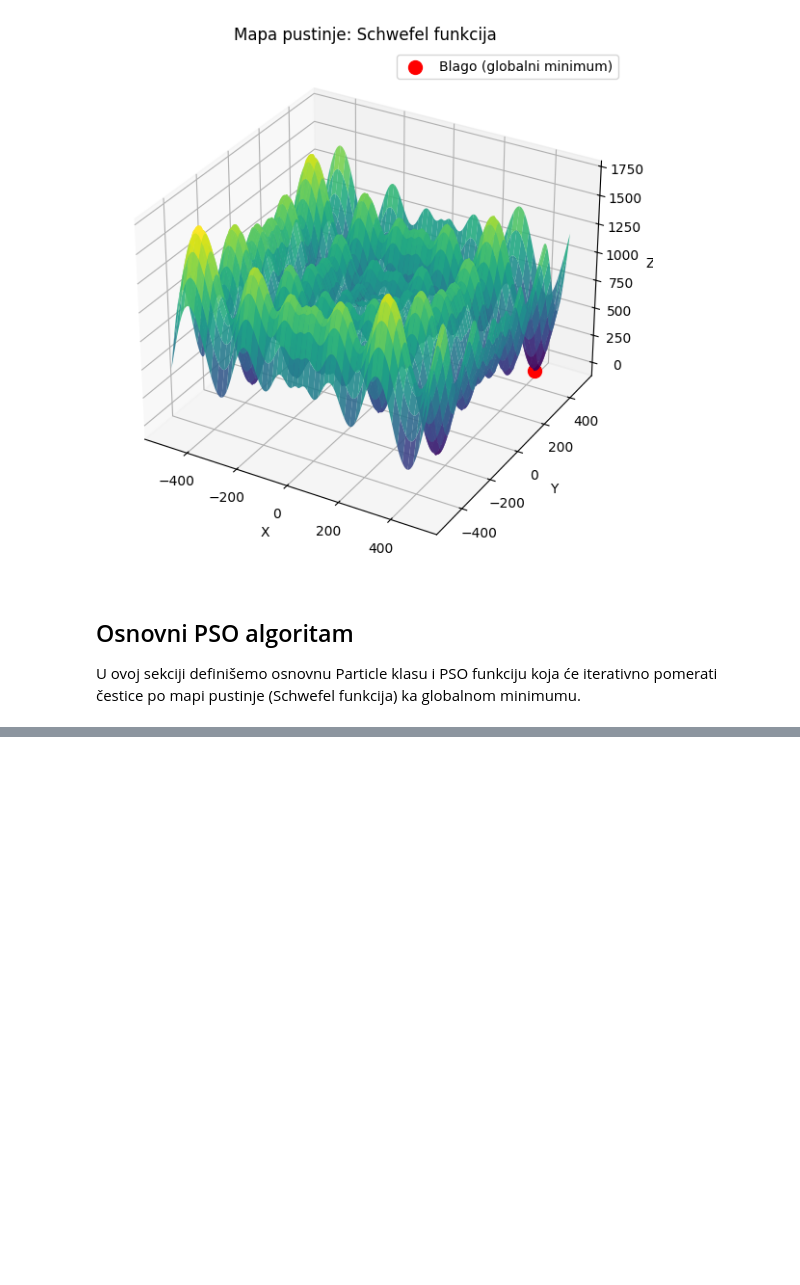
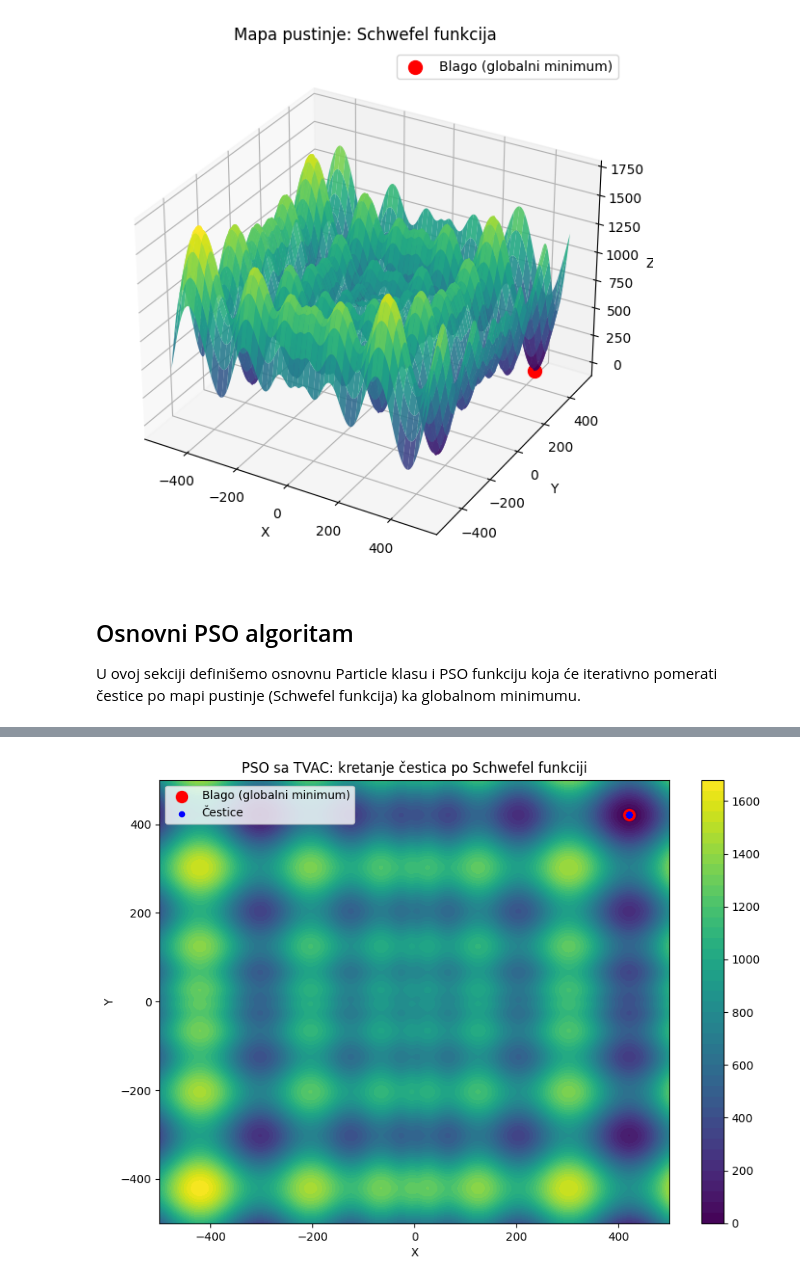
Before and after one commit to KatarinaScekic/pso-tvac-treasure-hunt, a Jupyter notebook: notebooks/pso_tvac_treasure_hunt.ipynb, the cells around one changed output, grey strips where cells are left out. Cells and saved outputs as stored; diff of their text form; code cells hidden in the pictures; blank space fills up the shorter version.

```diff
--- a/notebooks/pso_tvac_treasure_hunt.ipynb
+++ b/notebooks/pso_tvac_treasure_hunt.ipynb
@@ -140,0 +230,41 @@ Vrednost na toj poziciji: 2.5455132401930314e-05
+# %%
+from matplotlib import animation
+from IPython.display import HTML
+
+
+# Kreiranje figure
+fig, ax = plt.subplots(figsize=(10,7))
+
+# Konturni plot Schwefel funkcije kao "pustinja"
+x = np.linspace(-500, 500, 400)
+y = np.linspace(-500, 500, 400)
+X, Y = np.meshgrid(x, y)
+Z = schwefel_2d(X, Y)
+contour = ax.contourf(X, Y, Z, levels=50, cmap='viridis')
+plt.colorbar(contour, ax=ax)
+
+# Globalni minimum
+ax.scatter(420.9687, 420.9687, color='red', s=100, label='Blago (globalni minimum)')
+
+# Početne pozicije čestica
+positions = np.array(history_positions[0])
+scat = ax.scatter(positions[:,0], positions[:,1], color='blue', s=20, label='Čestice')
+
+ax.set_xlabel("X")
+ax.set_ylabel("Y")
+ax.set_title("PSO sa TVAC: kretanje čestica po Schwefel funkciji")
+ax.legend()
+
+# Funkcija za update animacije
+def update(frame):
+    positions = np.array(history_positions[frame])
+    scat.set_offsets(positions)
+    return scat,
+
+# Kreiranje animacije
+ani = animation.FuncAnimation(fig, update, frames=len(history_positions),
+                              init_func=init, blit=True, interval=50)
+
+# Prikaz animacije u notebook-u
+HTML(ani.to_html5_video())
+# %% [output]
@@ -140,0 +272 @@ Vrednost na toj poziciji: 2.5455132401930314e-05
+[figure, added]
```
Also changed, not shown: parts of 8 cells of this notebook.
